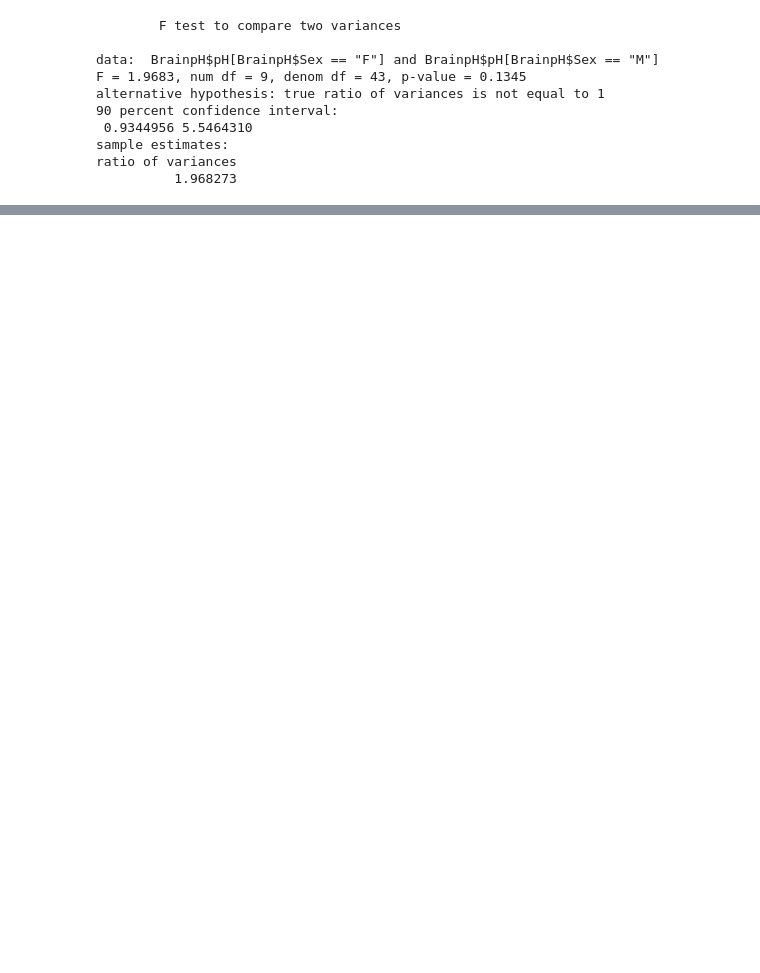
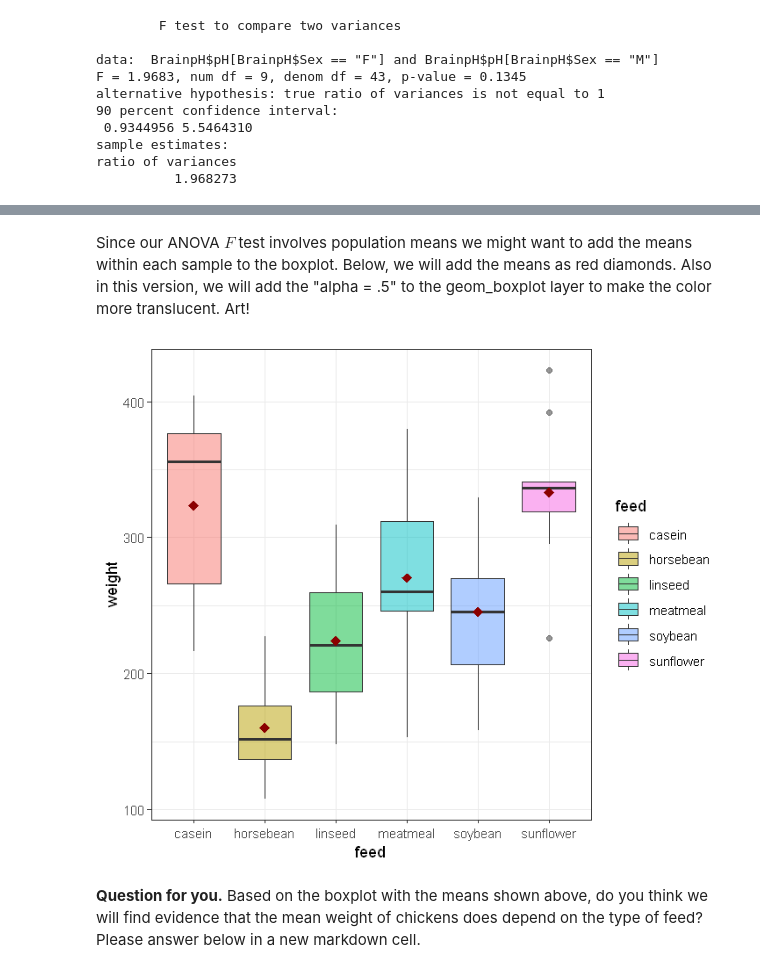
Before and after one commit to trainorp/iteachAST505, a Jupyter notebook: Assignments/Labs/Lab9.ipynb, the cells around one changed output, grey strips where cells are left out. Drawn from its saved outputs; the diff is of its cells as text; code cells hidden in the pictures; blank space fills up the shorter version.

```diff
--- a/Assignments/Labs/Lab9.ipynb
+++ b/Assignments/Labs/Lab9.ipynb
@@ -124,0 +234,10 @@ qqline(chickwts$weight[chickwts$feed == "linseed"])
+# %% [markdown]
+Since our ANOVA $F$ test involves population means we might want to add the means within each sample to the boxplot. Below, we will add the means as red diamonds. Also in this version, we will add the "alpha = .5" to the geom_boxplot layer to make the color more translucent. Art!
+# %%
+ggplot(chickwts, aes(x = feed, fill = feed, y = weight)) + geom_boxplot(alpha = .5) +
+  stat_summary(fun.y = mean, colour = "darkred", geom = "point", shape = 18, size = 3, show.legend = FALSE) +
+  theme_bw()
+# %% [output]
+[figure, added]
+# %% [markdown]
+**Question for you.** Based on the boxplot with the means shown above, do you think we will find evidence that the mean weight of chickens does depend on the type of feed? Please answer below in a new markdown cell.
```
Also changed, not shown: parts of 88 cells of this notebook, 2 other files.
